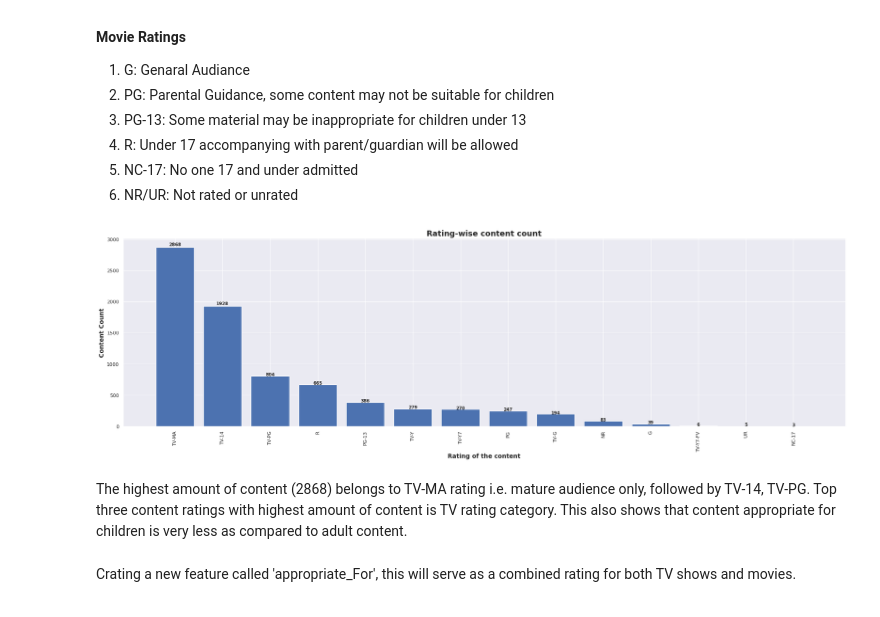
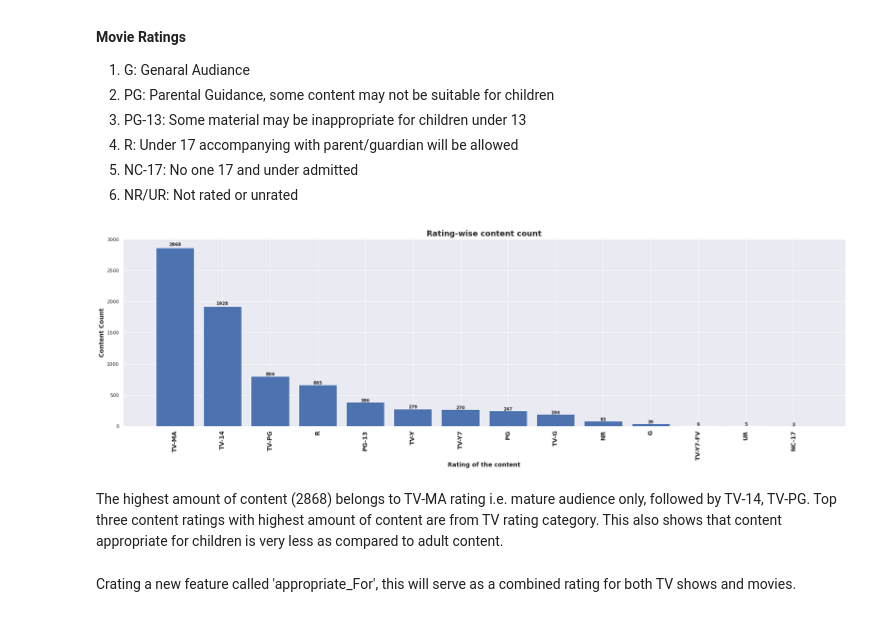
Before and after one commit to shetehm/NETFLIX-MOVIES-AND-TV-SHOWS-CLUSTERING, a Jupyter notebook: Individual_Colab_NETFLIX_MOVIES_AND_TV_SHOWS_CLUSTERING.ipynb, the cells around one changed output. Saved outputs shown, nothing was run; the diff lists cells and outputs as text; code cells hidden in the pictures.

```diff
--- a/Individual_Colab_NETFLIX_MOVIES_AND_TV_SHOWS_CLUSTERING.ipynb
+++ b/Individual_Colab_NETFLIX_MOVIES_AND_TV_SHOWS_CLUSTERING.ipynb
@@ -381,33 +381,33 @@ array(['TV-MA', 'R', 'PG-13', 'TV-14', 'TV-PG', 'NR', 'TV-G', 'TV-Y',
 # %%
 #Visualization: Rating-wise content count
 data= netflix_df.groupby('rating')['show_id'].count().sort_values(ascending=False).reset_index()
 
 plt.figure(figsize=(30,8))
 graph = plt.bar(data['rating'], data['show_id'])
 
 plt.title('Rating-wise content count', weight='bold', fontsize= 18)
 plt.xlabel('Rating of the content', weight='bold', fontsize= 14)
 plt.ylabel('Content Count', weight='bold', fontsize= 14)
-plt.xticks(data['rating'], rotation= 90)
+plt.xticks(data['rating'], rotation= 90, weight= 'bold', fontsize= 14)
 labels= []
 for item in data['show_id']:
   labels.append(item)
 
 i = 0
 for p in graph:
     width = p.get_width()
     height = p.get_height()
     x, y = p.get_xy()
     plt.text(x+width/2,
              y+height*1.01,
              str(labels[i]),
              ha='center',
              weight='bold', fontsize=10)
     i+=1
 # %% [output]
-[figure, old version]
+[figure, new version]
 # %% [markdown]
-The highest amount of content (2868) belongs to TV-MA rating i.e. mature audience only, followed by TV-14, TV-PG. Top three content ratings with highest amount of content is TV rating category. This also shows that content appropriate for children is very less as compared to adult content.
+The highest amount of content (2868) belongs to TV-MA rating i.e. mature audience only, followed by TV-14, TV-PG. Top three content ratings with highest amount of content are from TV rating category. This also shows that content appropriate for children is very less as compared to adult content.
 # %% [markdown]
 Crating a new feature called 'appropriate_For', this will serve as a combined rating for both TV shows and movies.
 # %%
```
Also changed, not shown: parts of 47 cells of this notebook.
